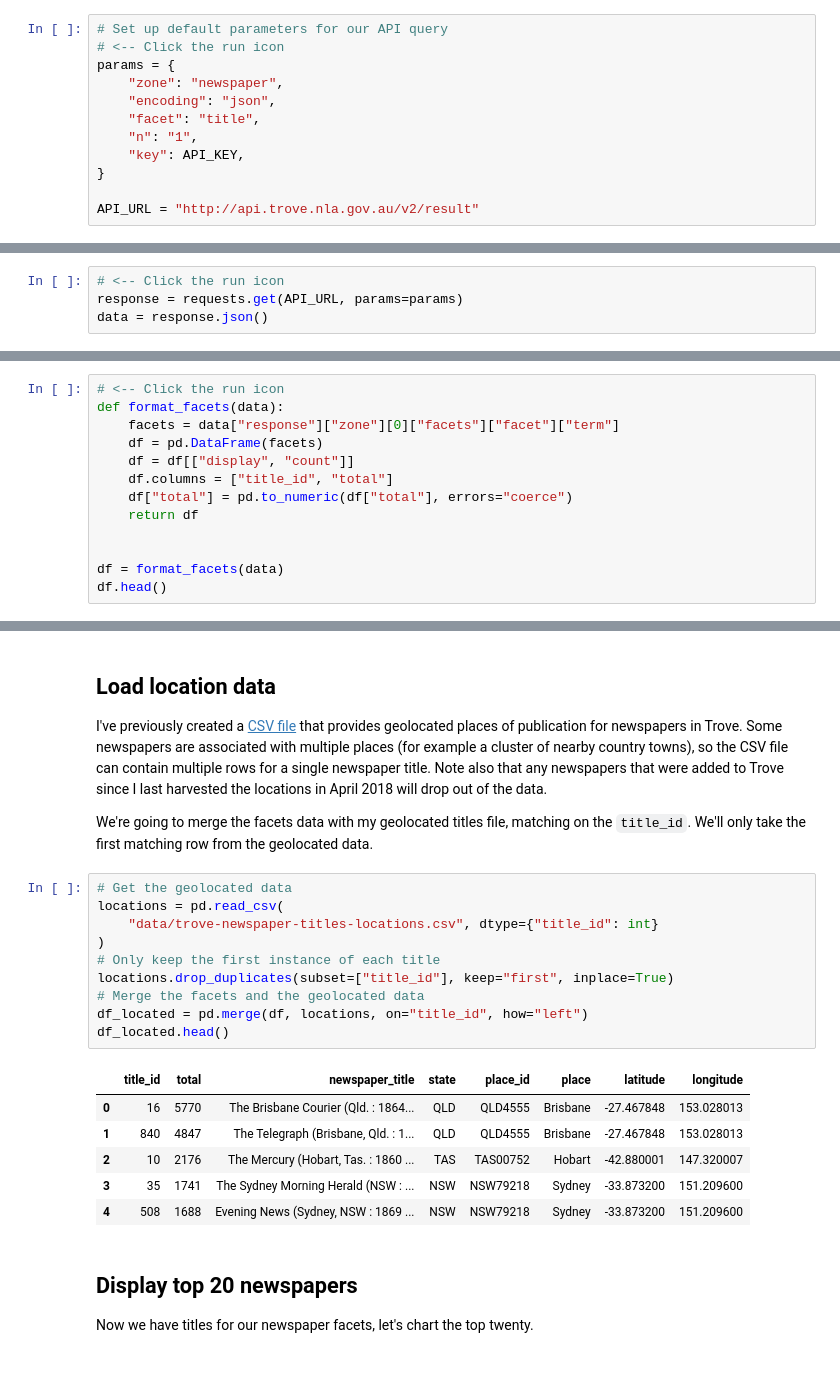
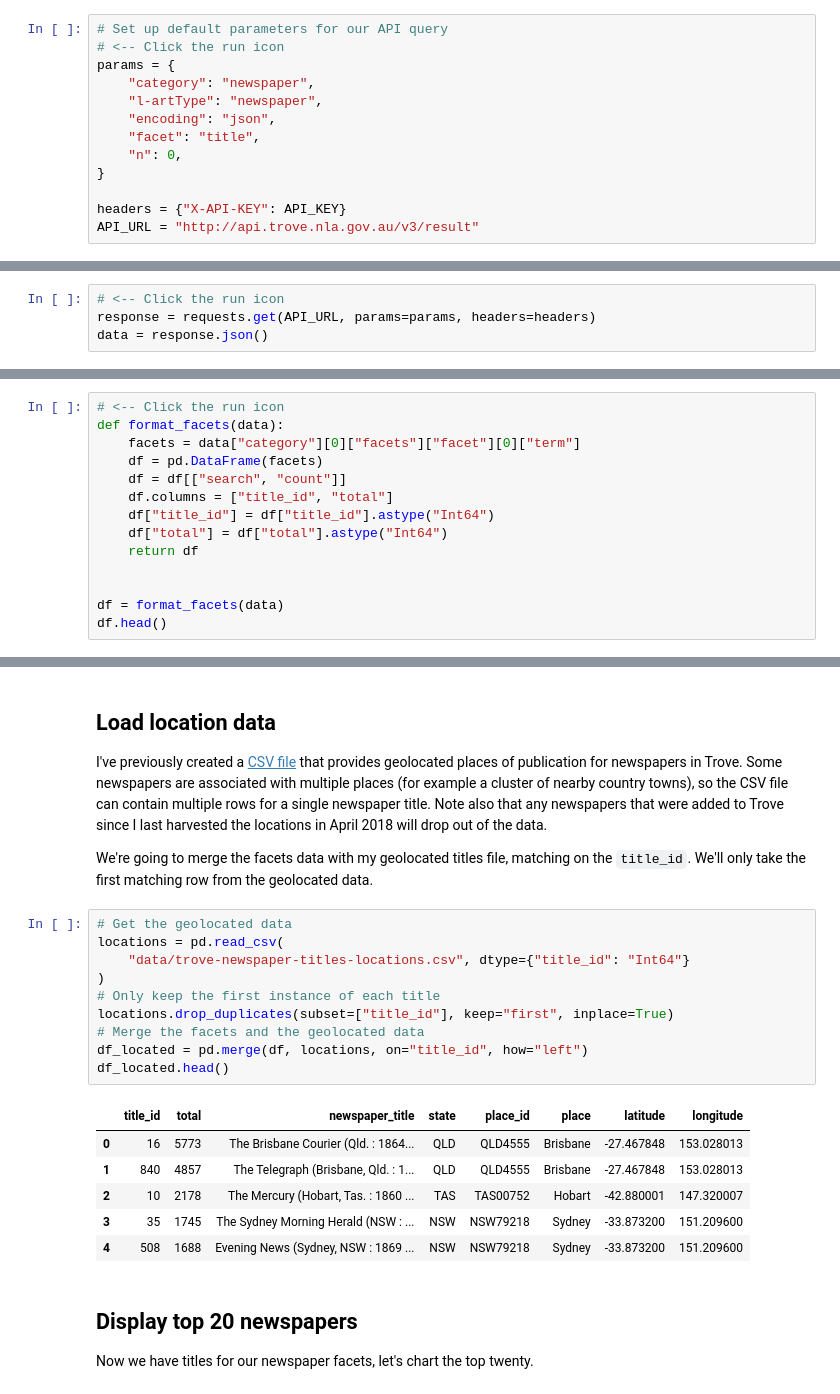
Before and after one commit to GLAM-Workbench/trove-newspapers, a Jupyter notebook: Map-newspaper-results-by-place-of-publication.ipynb, the cells around one changed output, grey strips where cells are left out. Cells and saved outputs as stored; diff of their text form.

```diff
--- a/Map-newspaper-results-by-place-of-publication.ipynb
+++ b/Map-newspaper-results-by-place-of-publication.ipynb
@@ -55,14 +54,15 @@ Set up some default parameters for our API query.
 # Set up default parameters for our API query
 # <-- Click the run icon
 params = {
-    "zone": "newspaper",
+    "category": "newspaper",
+    "l-artType": "newspaper",
     "encoding": "json",
     "facet": "title",
-    "n": "1",
-    "key": API_KEY,
+    "n": 0,
 }
 
-API_URL = "http://api.trove.nla.gov.au/v2/result"
+headers = {"X-API-KEY": API_KEY}
+API_URL = "http://api.trove.nla.gov.au/v3/result"
 # %% [markdown]
 ## Construct your search
 
@@ -94,18 +94,19 @@ Everything's set up, so just run the cells!
 ### Make an API request
 # %%
 # <-- Click the run icon
-response = requests.get(API_URL, params=params)
+response = requests.get(API_URL, params=params, headers=headers)
 data = response.json()
 # %% [markdown]
 ### Reformat the results
 # %%
 # <-- Click the run icon
 def format_facets(data):
-    facets = data["response"]["zone"][0]["facets"]["facet"]["term"]
+    facets = data["category"][0]["facets"]["facet"][0]["term"]
     df = pd.DataFrame(facets)
-    df = df[["display", "count"]]
+    df = df[["search", "count"]]
     df.columns = ["title_id", "total"]
-    df["total"] = pd.to_numeric(df["total"], errors="coerce")
+    df["title_id"] = df["title_id"].astype("Int64")
+    df["total"] = df["total"].astype("Int64")
     return df
 
 
@@ -127,19 +128,19 @@ We're going to merge the facets data with my geolocated titles file, matching on
 # %%
 # Get the geolocated data
 locations = pd.read_csv(
-    "data/trove-newspaper-titles-locations.csv", dtype={"title_id": int}
+    "data/trove-newspaper-titles-locations.csv", dtype={"title_id": "Int64"}
 )
 # Only keep the first instance of each title
 locations.drop_duplicates(subset=["title_id"], keep="first", inplace=True)
 # Merge the facets and the geolocated data
 df_located = pd.merge(df, locations, on="title_id", how="left")
 df_located.head()
 # %% [output]
 |  | title_id | total | newspaper_title | state | place_id | place | latitude | longitude |
-| 0 | 16 | 5770 | The Brisbane Courier (Qld. : 1864... | QLD | QLD4555 | Brisbane | -27.467848 | 153.028013 |
-| 1 | 840 | 4847 | The Telegraph (Brisbane, Qld. : 1... | QLD | QLD4555 | Brisbane | -27.467848 | 153.028013 |
-| 2 | 10 | 2176 | The Mercury (Hobart, Tas. : 1860 ... | TAS | TAS00752 | Hobart | -42.880001 | 147.320007 |
-| 3 | 35 | 1741 | The Sydney Morning Herald (NSW : ... | NSW | NSW79218 | Sydney | -33.873200 | 151.209600 |
+| 0 | 16 | 5773 | The Brisbane Courier (Qld. : 1864... | QLD | QLD4555 | Brisbane | -27.467848 | 153.028013 |
+| 1 | 840 | 4857 | The Telegraph (Brisbane, Qld. : 1... | QLD | QLD4555 | Brisbane | -27.467848 | 153.028013 |
+| 2 | 10 | 2178 | The Mercury (Hobart, Tas. : 1860 ... | TAS | TAS00752 | Hobart | -42.880001 | 147.320007 |
+| 3 | 35 | 1745 | The Sydney Morning Herald (NSW : ... | NSW | NSW79218 | Sydney | -33.873200 | 151.209600 |
 | 4 | 508 | 1688 | Evening News (Sydney, NSW : 1869 ... | NSW | NSW79218 | Sydney | -33.873200 | 151.209600 |
 # %% [markdown]
 ## Display top 20 newspapers
```
Also changed, not shown: parts of 4 cells of this notebook, 41 other files.
